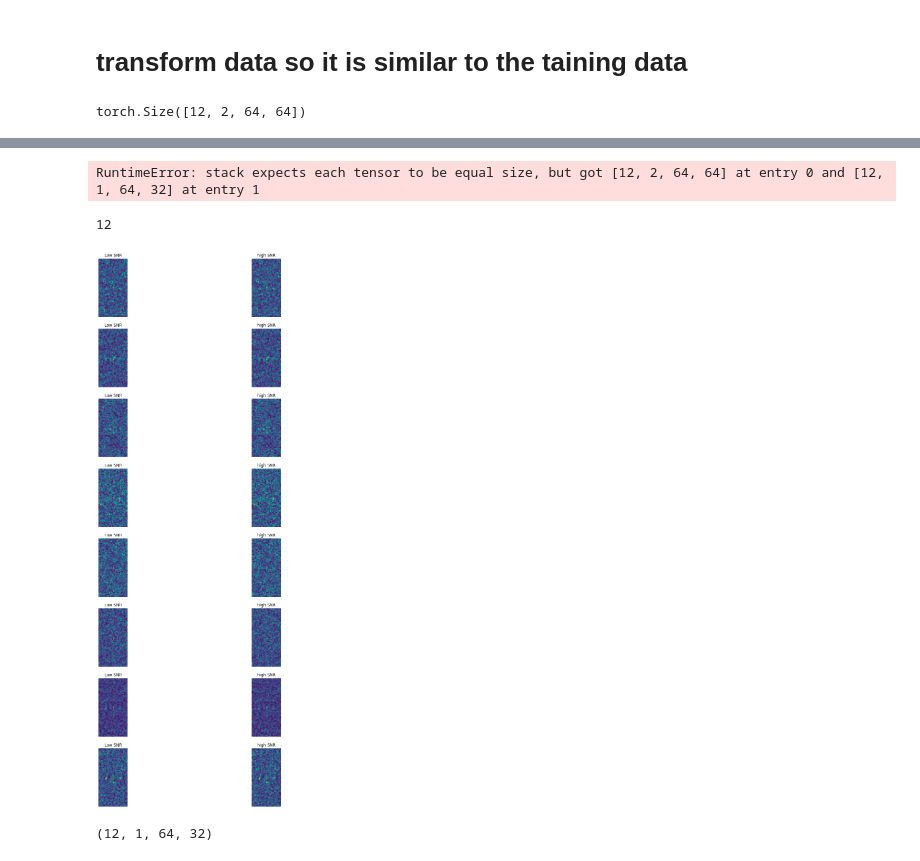
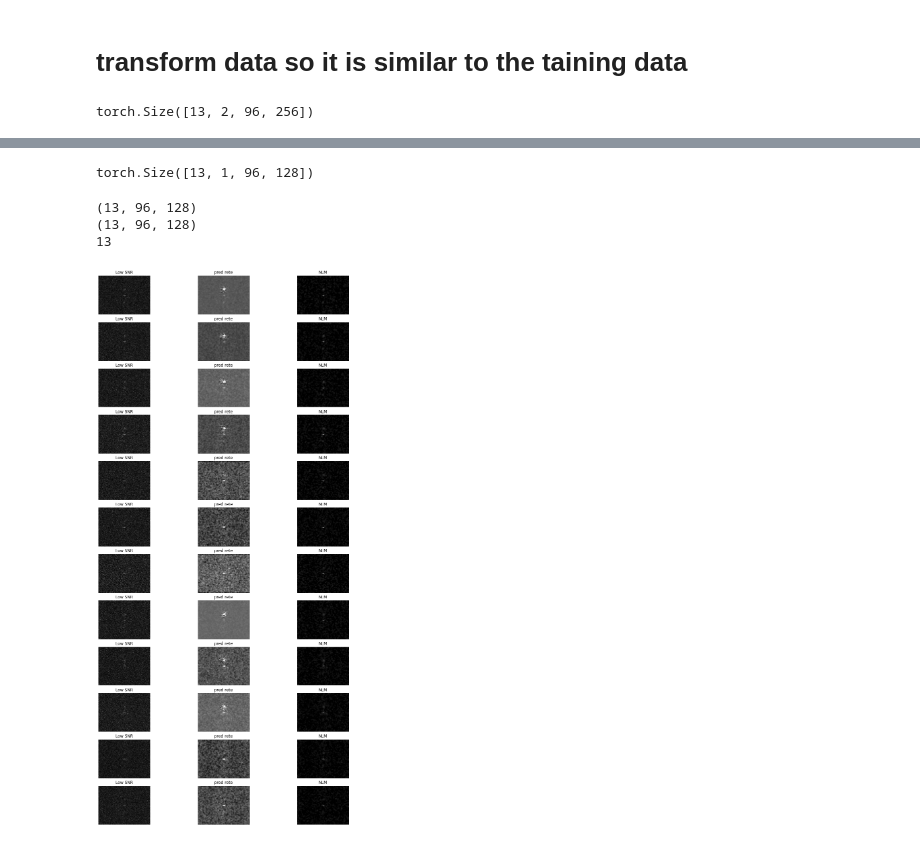
Before and after one commit to pumazzo/denoising_giove, a Jupyter notebook: denoiser_application.ipynb, the cells around one changed output, grey strips where cells are left out. Drawn from its saved outputs; the diff is of its cells as text; code cells hidden in the pictures.

```diff
--- a/denoiser_application.ipynb
+++ b/denoiser_application.ipynb
@@ -67,4 +67,14 @@ from time import time
 from dipy.denoise.nlmeans import nlmeans
 from dipy.denoise.noise_estimate import estimate_sigma
 # %%
-Immagine = "raw_sample.mat"
+Immagine = "/workspace/data/long_images_averaged.npz"
+# %%
+def load_data_fede(file):
+    with np.load(file) as data:
+        kspace = data["k_space_list"]
+        images = data["image_list"]
+        final_image = data["final_im"]
+        final_k = data["final_k"]
+        return kspace,images,final_image,final_k
+# %%
+kspace,images,final_image,k_data = load_data_fede(Immagine)
@@ -76,9 +94,9 @@ def normM(M0):
     M0 = (M0-np.min(M0))/(np.max(M0)-np.min(M0))
     return M0
 # %%
-k_data = loadmat(Immagine)['ans']# output di scipy.io is a dictionary "ans" select the numerical data
+#k_data = loadmat(Immagine)['ans']# output di scipy.io is a dictionary "ans" select the numerical data
 #imm = loadmat(Immagine)# output di scipy.io is a dictionary "ans" select the numerical data
-k_data=np.transpose(k_data,(-1,0,1))
-k_data = np.expand_dims(k_data,axis=1)
+k_data=np.transpose(k_data,(0,2,1,3))
+#k_data = np.expand_dims(k_data,axis=1)
 
 k_data=normalize_kspace_max(k_data)
@@ -94,7 +116,7 @@ for i,k in enumerate(k_data):
 # %%
 nn_input.shape
 # %% [output]
-torch.Size([12, 2, 64, 64])
+torch.Size([13, 2, 96, 256])
 # %%
 from models import *
 #model = DnCNN(2,num_of_layers=model_params["layers"],features = 32)
@@ -124,5 +146,6 @@ BRDNet(
 # %%
 pred_k, pred_im = model(nn_input)
 # %%
+pred_im.shape
 # %% [output]
-RuntimeError: stack expects each tensor to be equal size, but got [12, 2, 64, 64] at entry 0 and [12, 1, 64, 32] at entry 1
+torch.Size([13, 1, 96, 128])
@@ -129,5 +197,7 @@ RuntimeError: stack expects each tensor to be equal size, but got [12, 2, 64, 64
 # %%
-show_generator_output([nn_input,pred_k])
+show_generator_output(nn_input,pred_im)
 # %% [output]
-12
+(13, 96, 128)
+(13, 96, 128)
+13
-[figure, old version]
+[figure, new version]
@@ -136,4 +203,0 @@ asd = pred_im.detach().numpy()
-# %%
-asd.shape
-# %% [output]
-(12, 1, 64, 32)
```
Also changed, not shown: parts of 12 cells of this notebook.
